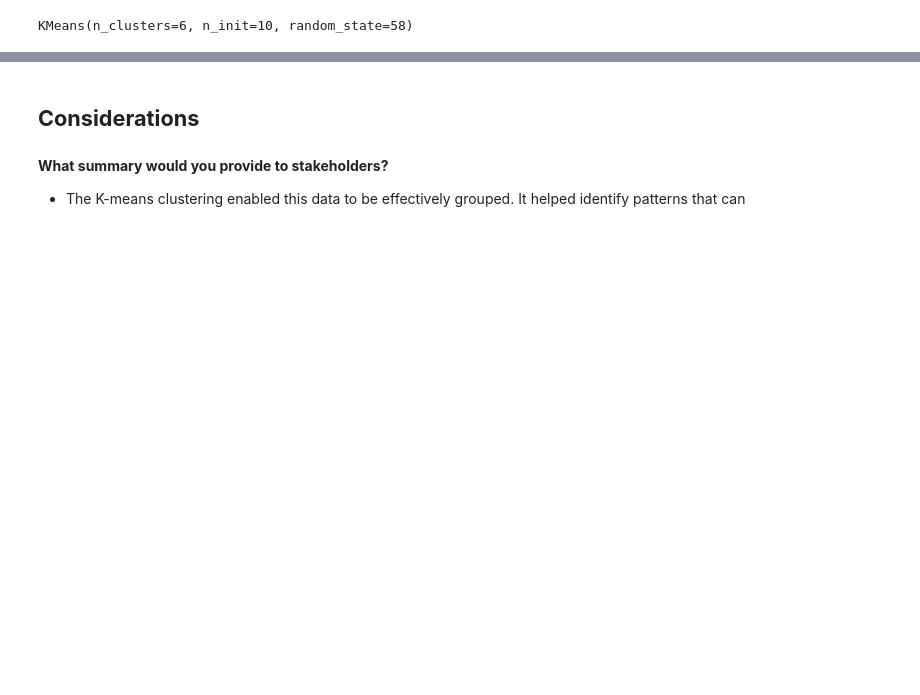
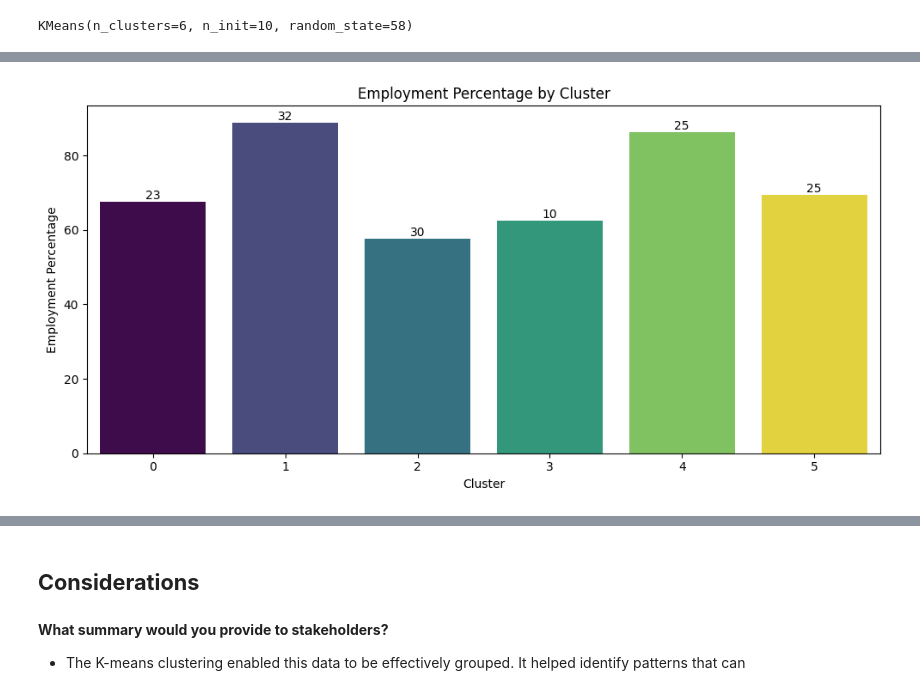
Before and after one commit to hashan068/ml-p02-employability-Graduates-uok, a Jupyter notebook: employability_of_Graduates.ipynb, the cells around one changed output, grey strips where cells are left out. Cells and saved outputs as stored; diff of their text form; code cells hidden in the pictures; blank space fills up the shorter version.

```diff
--- a/employability_of_Graduates.ipynb
+++ b/employability_of_Graduates.ipynb
@@ -539,6 +565,6 @@ df['Cluster'] = kmeans.labels_
 # %%
 # Create a color map for clusters
-color_map = { 0: 'rgb(255,0,0)', 1: 'rgb(0,255,0)', 2: 'rgb(0,0,255)', 3: 'rgb(255,255,0)', 4: 'rgb(255,0,255)', 5: 'rgb(0,255,255)', 6: 'rgb(128,0,128)' }
+color_map = { 0: 'rgb(255,0,0)', 1: 'rgb(0,255,0)', 2: 'rgb(0,0,255)', 3: 'rgb(255, 212, 085)', 4: 'rgb(255,0,255)', 5: 'rgb(0,255,255)', 6: 'rgb(128,0,128)' }
 
 # Assign colors to clusters
 df['Color'] = df['Cluster'].map(color_map)
@@ -596,0 +654,27 @@ fig.show()
+# %%
+# Calculate employment percentages
+employed_counts = df.groupby('Cluster')['Currently employed'].sum()
+total_counts = df.groupby('Cluster')['Currently employed'].count()
+proportion_employed = (employed_counts / total_counts) * 100
+
+# Create DataFrame for employment visualization
+cluster_data = pd.DataFrame({
+    'Cluster': proportion_employed.index,
+    'Employment Percentage': proportion_employed.values
+})
+
+# Plot employment percentage by cluster
+plt.figure(figsize=(10, 5))
+sns.barplot(x='Cluster', y='Employment Percentage', data=cluster_data, hue='Cluster', palette='viridis', legend=False)
+plt.title('Employment Percentage by Cluster')
+plt.xlabel('Cluster')
+plt.ylabel('Employment Percentage')
+
+# Add text annotations for number of data points
+for index, value in enumerate(proportion_employed):
+    plt.text(index, value, f'{employed_counts.iloc[index]}', ha='center', va='bottom')
+
+plt.tight_layout()
+plt.show()
+# %% [output]
+[figure, added]
```
Also changed, not shown: parts of 17 cells of this notebook.
